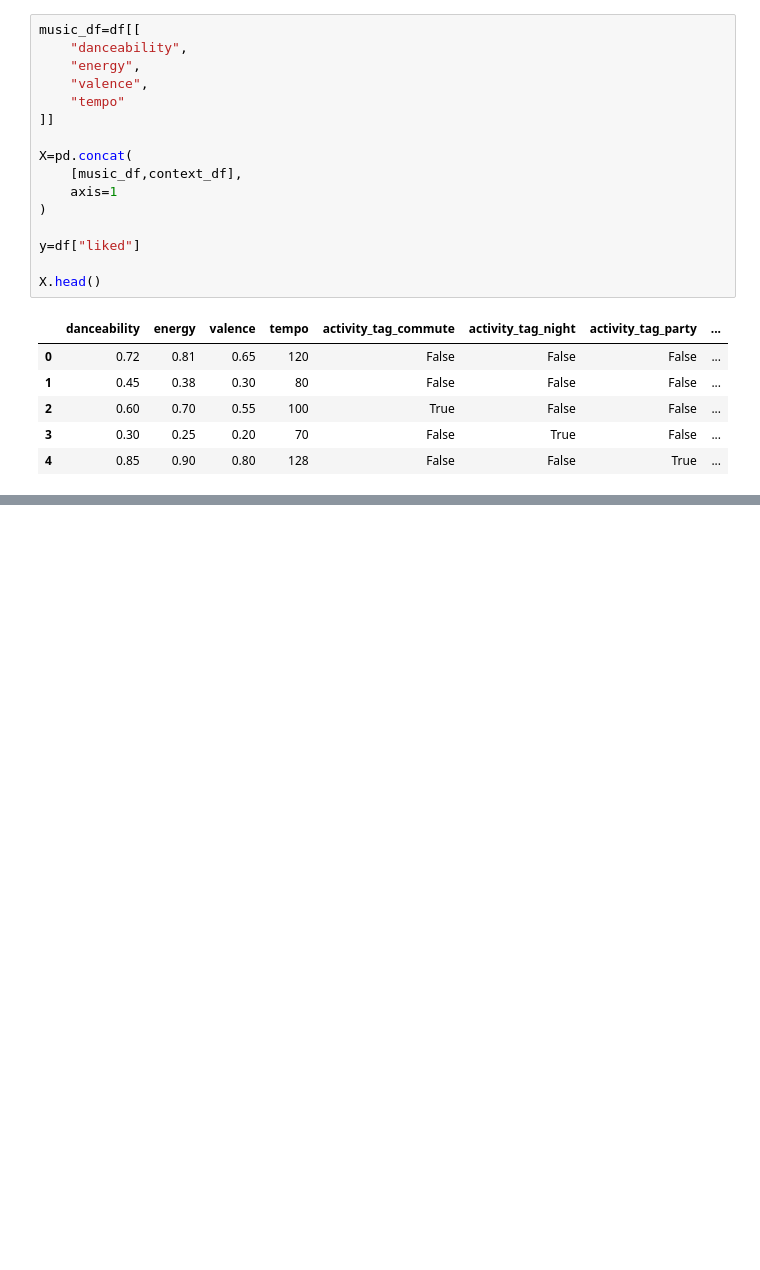
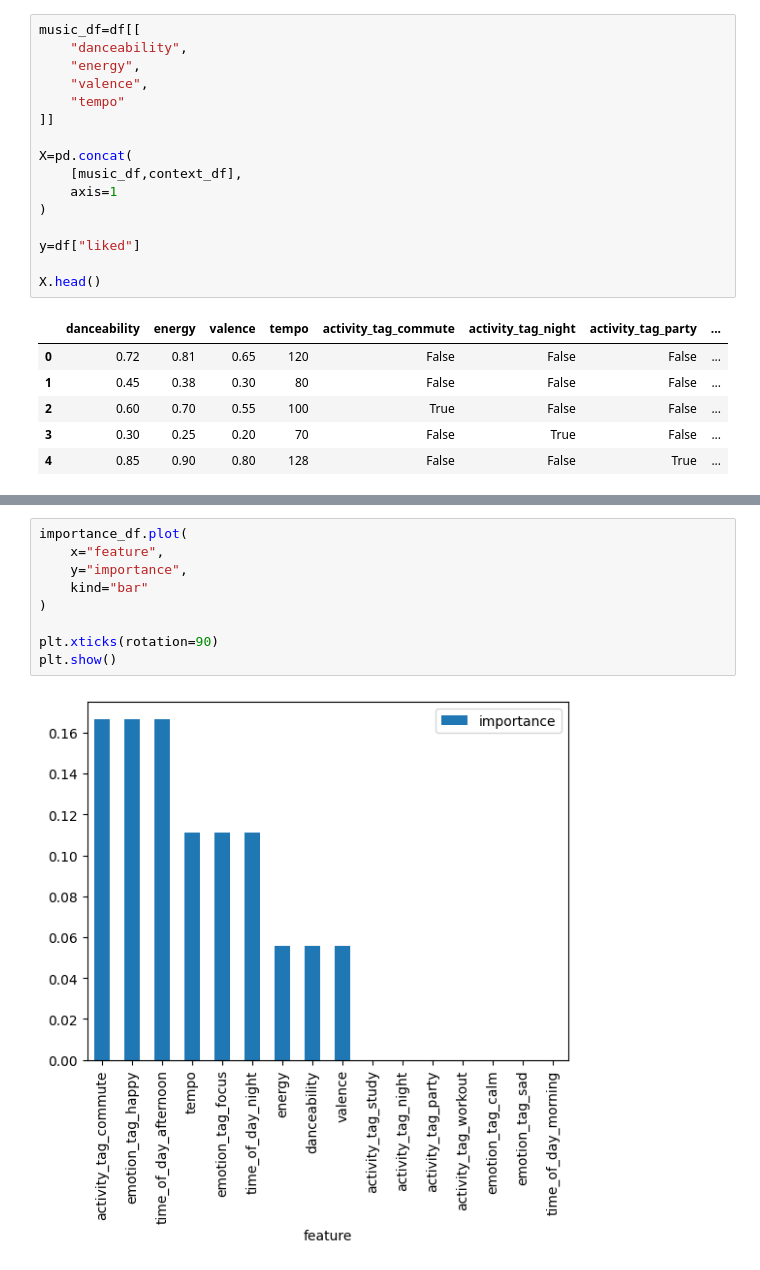
Before and after one commit to jneey2000/ML, a Jupyter notebook: music-context-ml/notebooks/EDA.ipynb, the cells around one changed output, grey strips where cells are left out. Drawn from its saved outputs; the diff is of its cells as text; blank space fills up the shorter version.

```diff
--- a/music-context-ml/notebooks/EDA.ipynb
+++ b/music-context-ml/notebooks/EDA.ipynb
@@ -147,0 +283,11 @@ X.head()
+# %%
+importance_df.plot(
+    x="feature",
+    y="importance",
+    kind="bar"
+)
+
+plt.xticks(rotation=90)
+plt.show()
+# %% [output]
+[figure, added]
```
Also changed, not shown: parts of 8 cells of this notebook.
